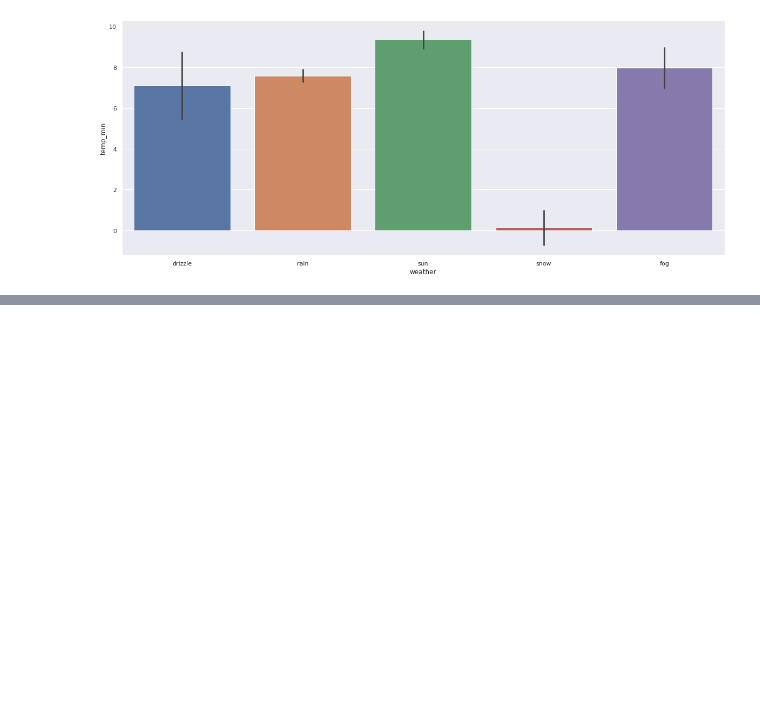
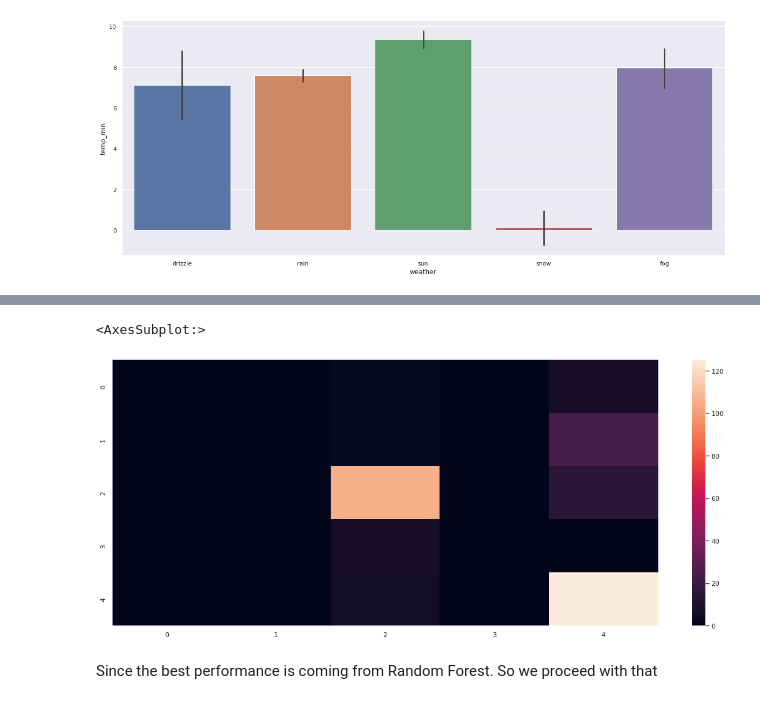
Before and after one commit to Anindita-172/Projects-, a Jupyter notebook: weather_prediction.ipynb, the cells around one changed output, grey strips where cells are left out. Saved outputs shown, nothing was run; the diff lists cells and outputs as text; code cells hidden in the pictures; blank space fills up the shorter version.

```diff
--- a/weather_prediction.ipynb
+++ b/weather_prediction.ipynb
@@ -146,0 +273,2 @@ sns.barplot(x='weather',y='temp_min',data=df,ax=ax)
+# %%
+lr = LogisticRegression()
@@ -146,0 +283,10 @@ sns.barplot(x='weather',y='temp_min',data=df,ax=ax)
+# %%
+yp = lr.predict(xtest)
+c=confusion_matrix(ytest,yp)
+fig, ax = plt.subplots(figsize=(20, 8))
+sns.heatmap(c,ax=ax)
+# %% [output]
+<AxesSubplot:>
+[figure, added]
+# %% [markdown]
+Since the best performance is coming from Random Forest. So we proceed with that
```
Also changed, not shown: parts of 41 cells of this notebook.
